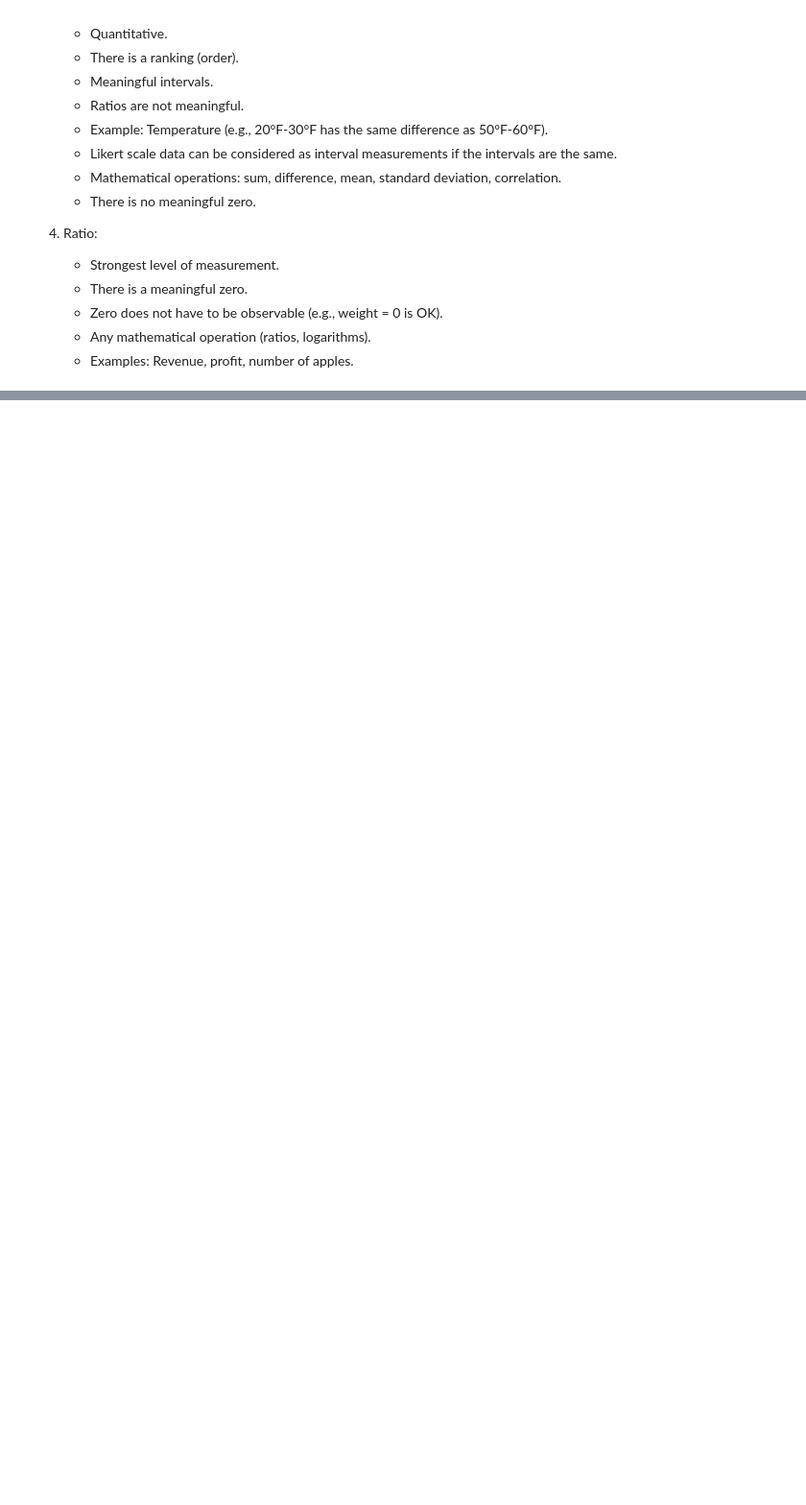
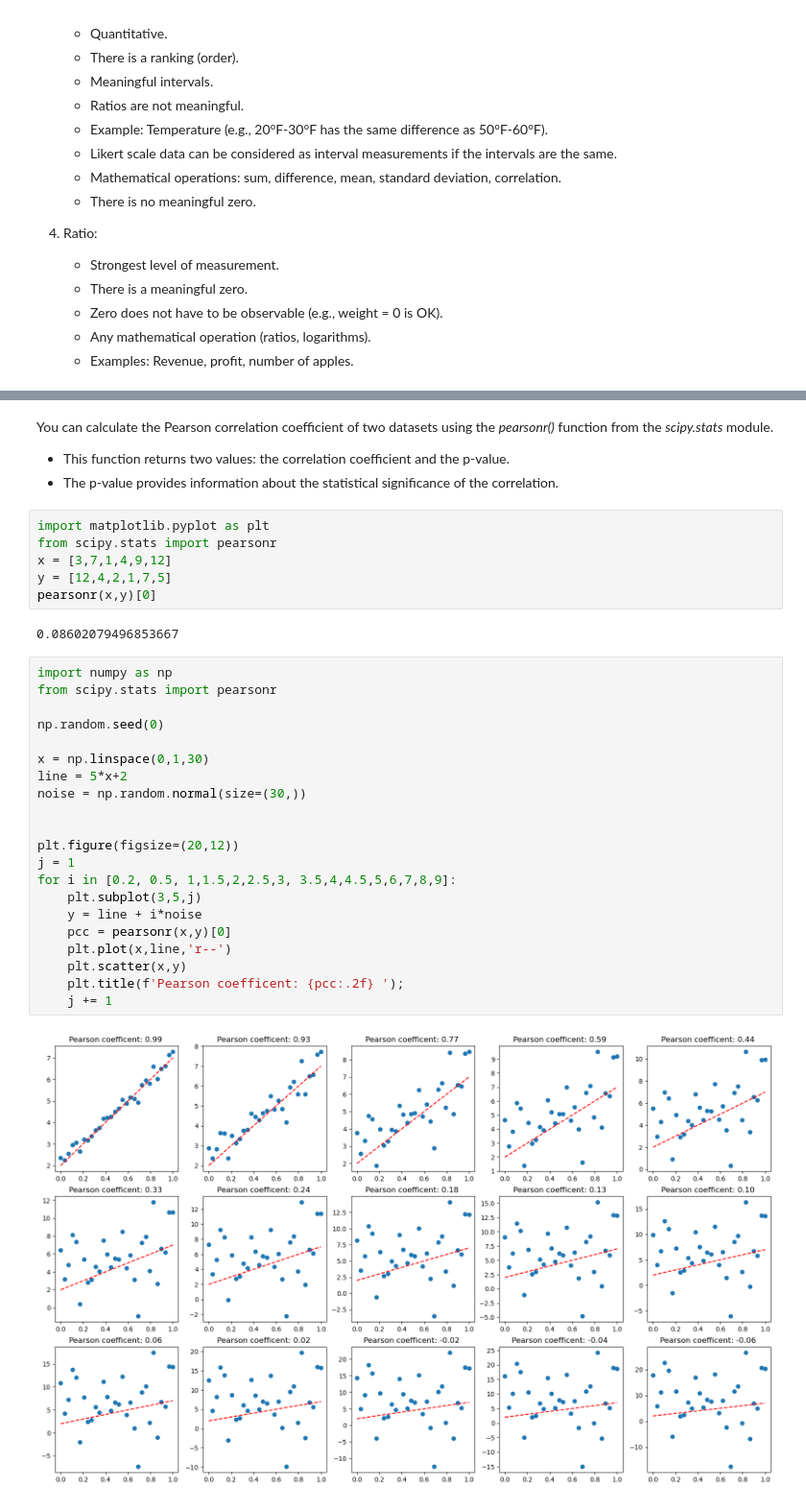
Before and after one commit to datasmp/pfds, a Jupyter notebook: _sources/basic_info.ipynb, the cells around one changed output, grey strips where cells are left out. Shown: that part at 96% size. Cells and saved outputs as stored; diff of their text form; blank space fills up the shorter version.

```diff
--- a/_sources/basic_info.ipynb
+++ b/_sources/basic_info.ipynb
@@ -78,0 +183,35 @@ _Warning_: Continuous variables are often rounded, making them appear like discr
+# %% [markdown]
+You can calculate the Pearson correlation coefficient of two datasets using the *pearsonr()* function from the *scipy.stats* module.
+- This function returns two values: the correlation coefficient and the p-value.
+- The p-value provides information about the statistical significance of the correlation.
+# %%
+import matplotlib.pyplot as plt
+from scipy.stats import pearsonr
+x = [3,7,1,4,9,12]
+y = [12,4,2,1,7,5]
+pearsonr(x,y)[0]
+# %% [output]
+0.08602079496853667
+# %%
+import numpy as np
+from scipy.stats import pearsonr
+
+np.random.seed(0)
+
+x = np.linspace(0,1,30)
+line = 5*x+2
+noise = np.random.normal(size=(30,))
+
+
+plt.figure(figsize=(20,12))
+j = 1
+for i in [0.2, 0.5, 1,1.5,2,2.5,3, 3.5,4,4.5,5,6,7,8,9]:
+    plt.subplot(3,5,j)
+    y = line + i*noise
+    pcc = pearsonr(x,y)[0]
+    plt.plot(x,line,'r--')
+    plt.scatter(x,y)
+    plt.title(f'Pearson coefficent: {pcc:.2f} ');
+    j += 1
+# %% [output]
+[figure, added]
```
Also changed, not shown: parts of 11 cells of this notebook, 8 other files.
